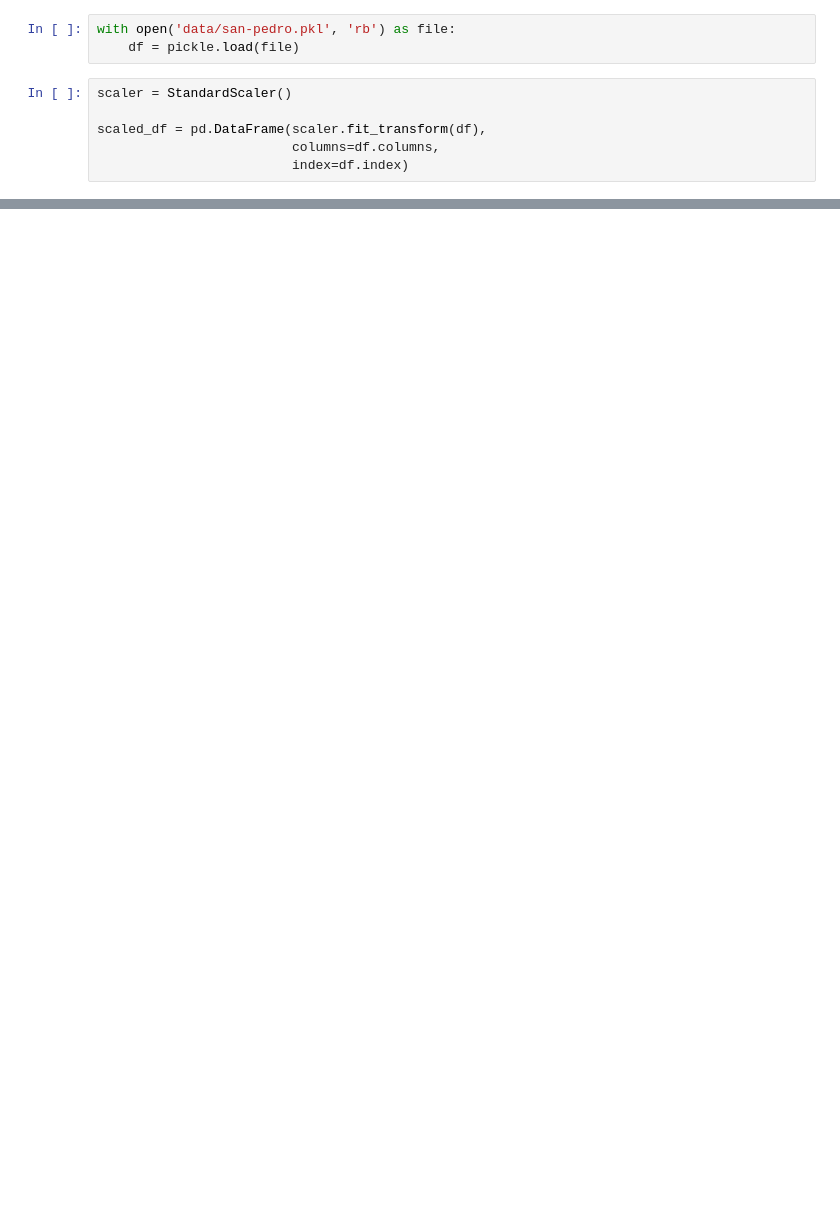
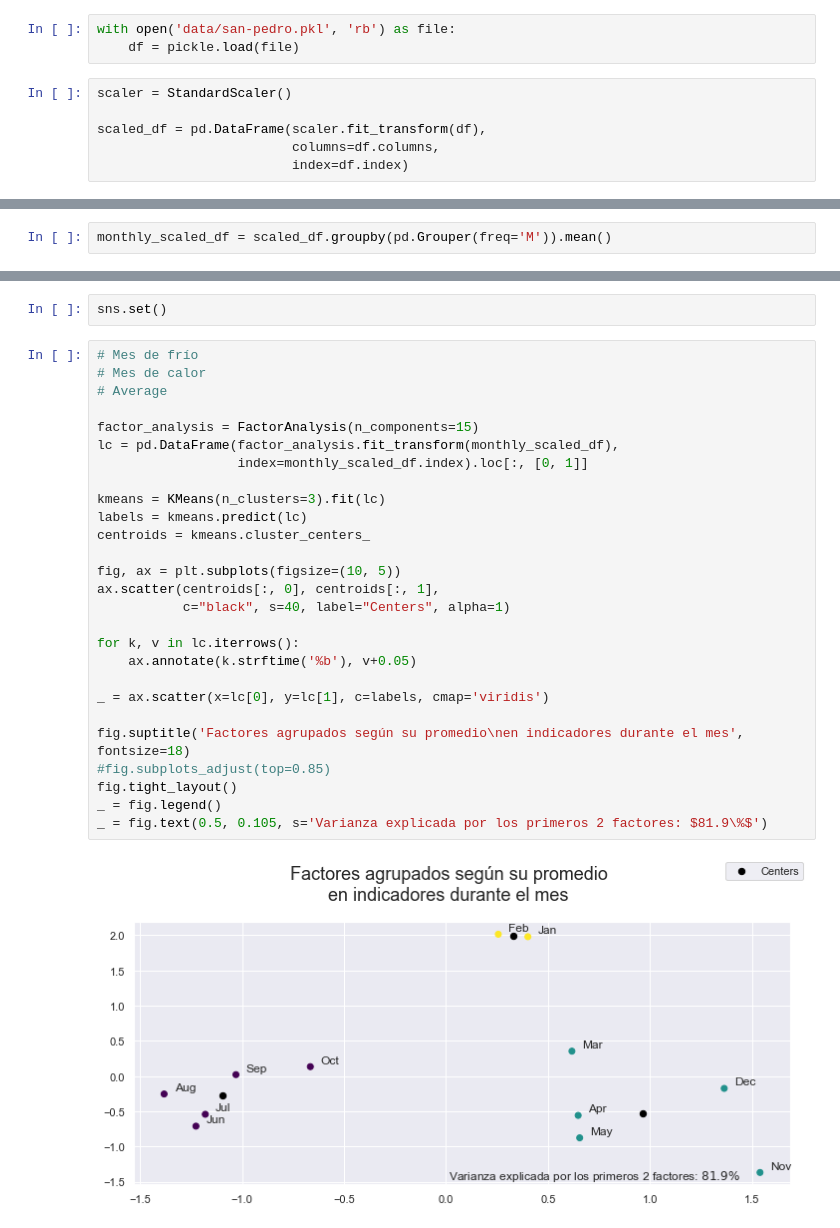
Before and after one commit to kmontocam/MA2003B, a Jupyter notebook: analysis.ipynb, the cells around one changed output, grey strips where cells are left out. Cells and saved outputs as stored; diff of their text form; blank space fills up the shorter version.

```diff
--- a/analysis.ipynb
+++ b/analysis.ipynb
@@ -137,0 +269,2 @@ dtype: float64
+# %%
+monthly_scaled_df = scaled_df.groupby(pd.Grouper(freq='M')).mean()
@@ -137,0 +306,31 @@ dtype: float64
+# %%
+sns.set()
+# %%
+# Mes de frío
+# Mes de calor
+# Average
+
+factor_analysis = FactorAnalysis(n_components=15)
+lc = pd.DataFrame(factor_analysis.fit_transform(monthly_scaled_df),
+                  index=monthly_scaled_df.index).loc[:, [0, 1]]
+
+kmeans = KMeans(n_clusters=3).fit(lc)
+labels = kmeans.predict(lc)
+centroids = kmeans.cluster_centers_
+
+fig, ax = plt.subplots(figsize=(10, 5))
+ax.scatter(centroids[:, 0], centroids[:, 1],
+           c="black", s=40, label="Centers", alpha=1)
+
+for k, v in lc.iterrows():
+    ax.annotate(k.strftime('%b'), v+0.05)
+
+_ = ax.scatter(x=lc[0], y=lc[1], c=labels, cmap='viridis')
+
+fig.suptitle('Factores agrupados según su promedio\nen indicadores durante el mes', fontsize=18)
+#fig.subplots_adjust(top=0.85)
+fig.tight_layout()
+_ = fig.legend()
+_ = fig.text(0.5, 0.105, s='Varianza explicada por los primeros 2 factores: $81.9\%$')
+# %% [output]
+[figure, added]
```
Also changed, not shown: parts of 25 cells of this notebook.
